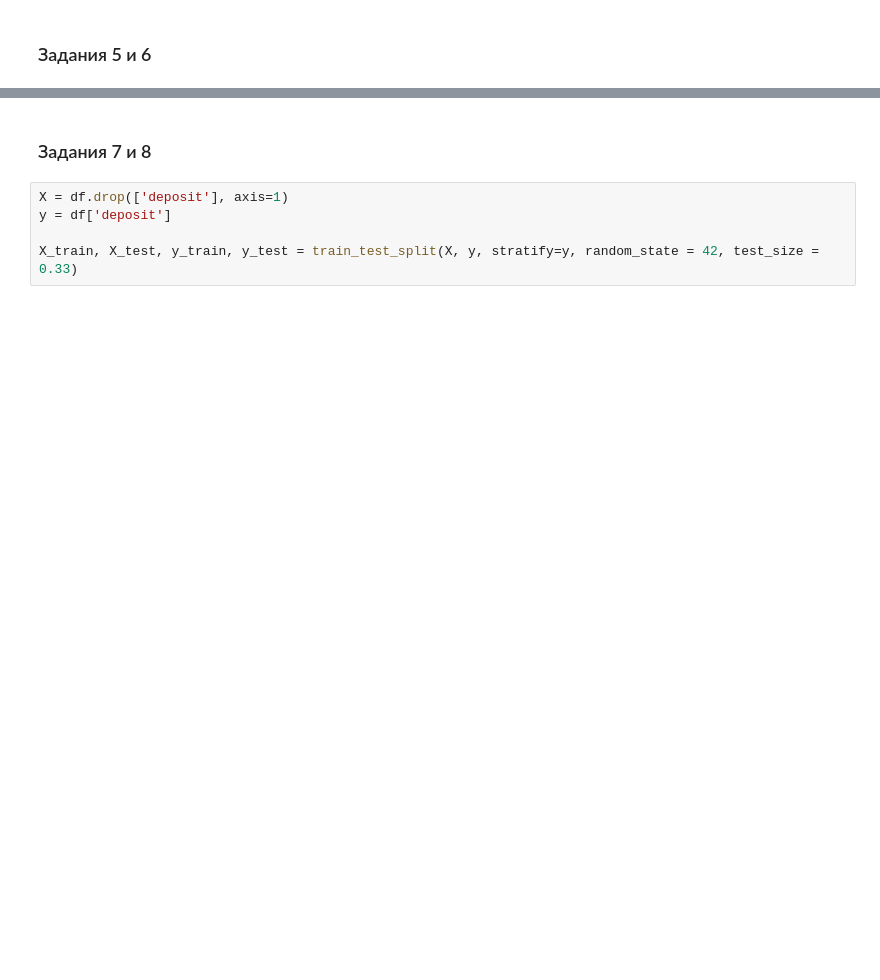
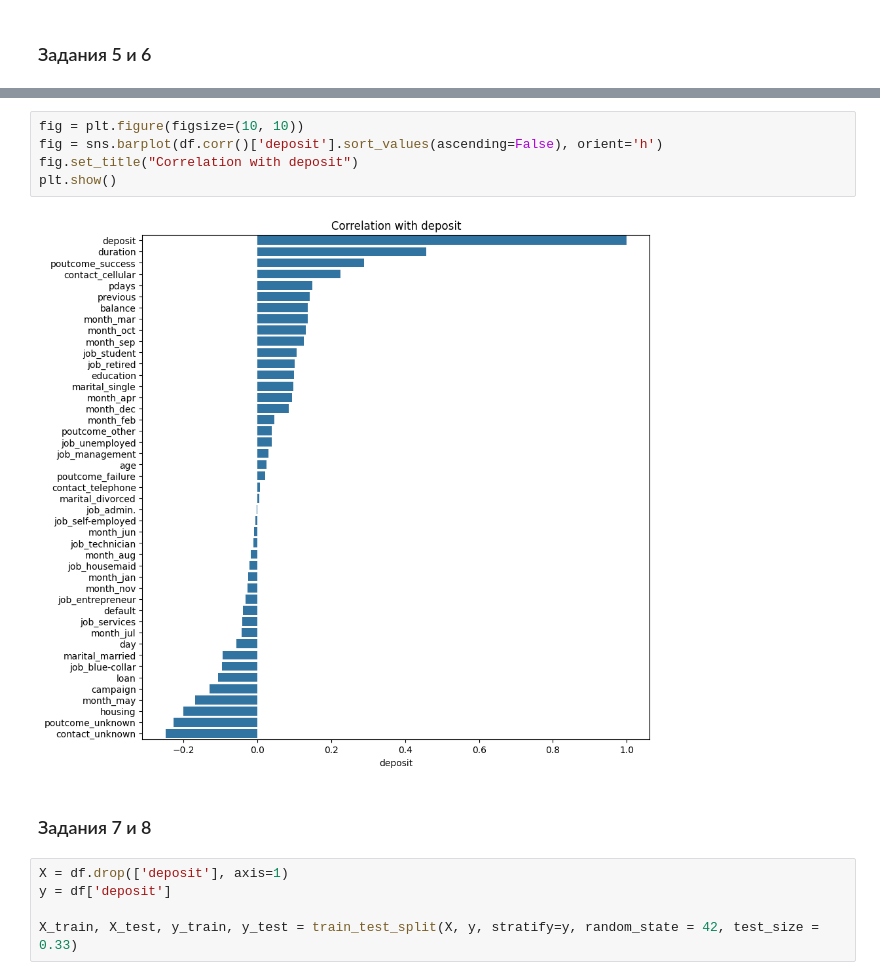
Before and after one commit to Blooodniy/PROJECT-4, a Jupyter notebook: Project_4_ML copy.ipynb, the cells around one changed output, grey strips where cells are left out. Cells and saved outputs as stored; diff of their text form; blank space fills up the shorter version.

```diff
--- a/Project_4_ML copy.ipynb
+++ b/Project_4_ML copy.ipynb
@@ -553,3 +570,10 @@ Error:
+# %%
+fig = plt.figure(figsize=(10, 10))
+fig = sns.barplot(df.corr()['deposit'].sort_values(ascending=False), orient='h')
+fig.set_title("Correlation with deposit")
+plt.show()
+# %% [output]
+[figure, added]
 # %% [markdown]
 ### Задания 7 и 8
 # %%
```
Also changed, not shown: parts of 16 cells of this notebook.
